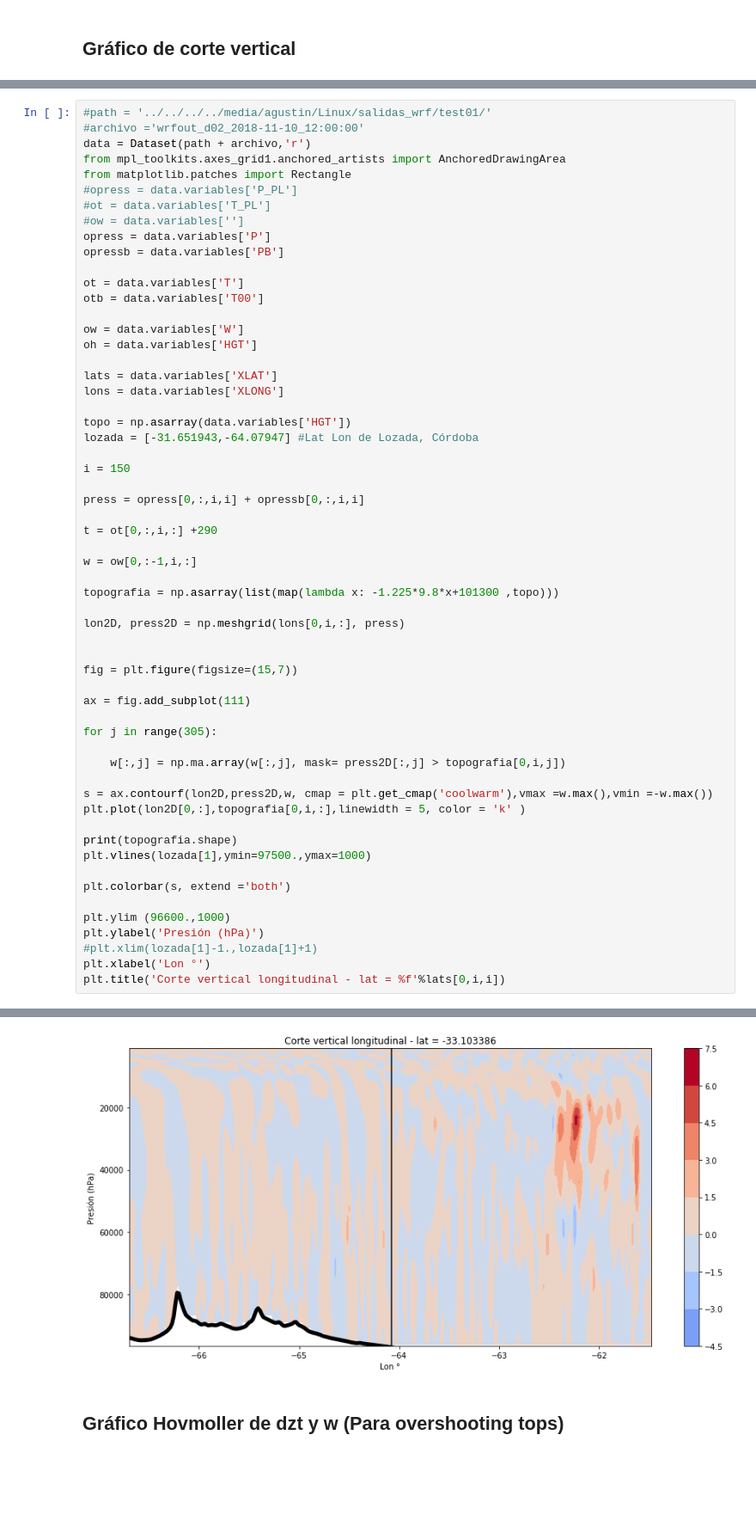
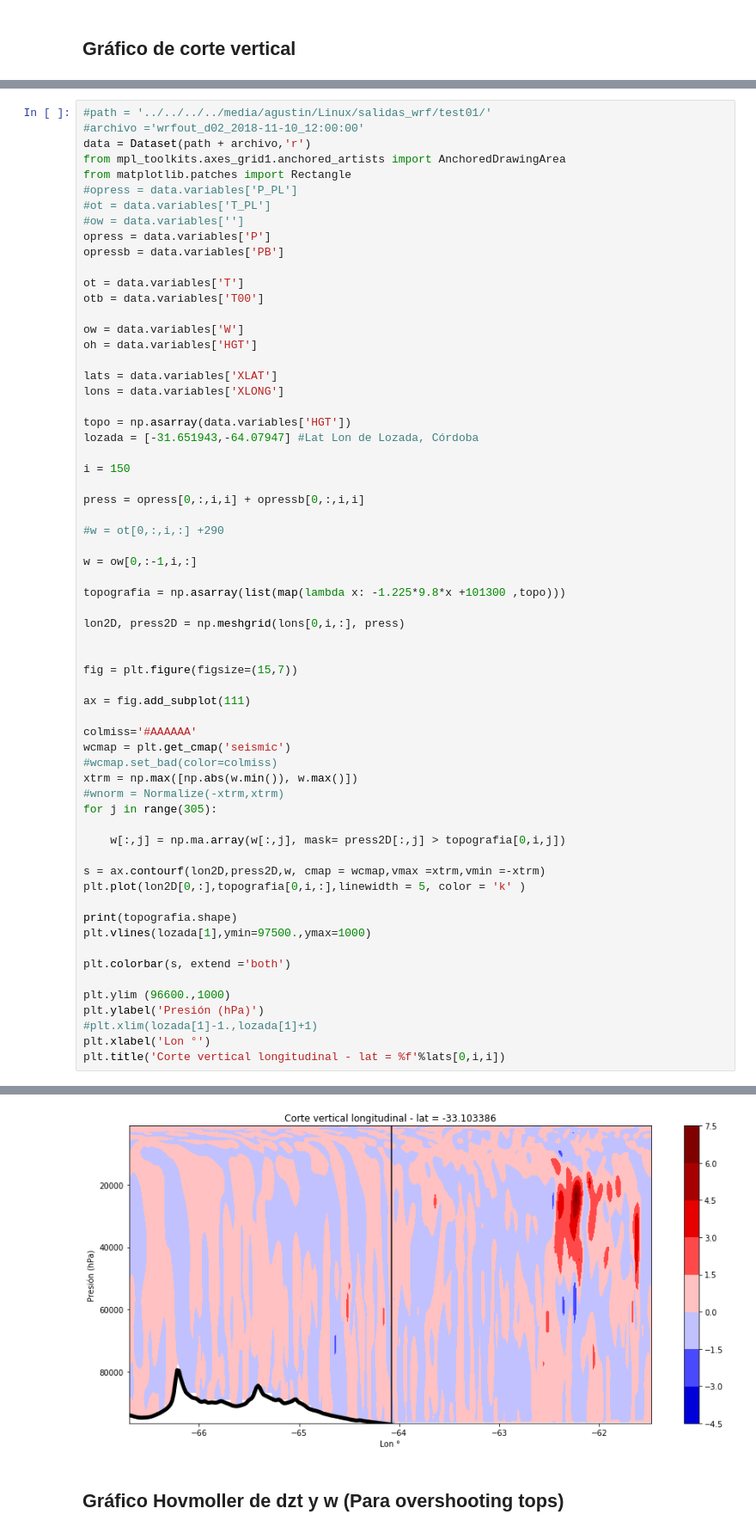
Before and after one commit to agemperador/TESIS, a Jupyter notebook: WRF_SIM.ipynb, the cells around one changed output, grey strips where cells are left out. Shown at 86% size. Drawn from its saved outputs; the diff is of its cells as text; blank space fills up the shorter version.

```diff
--- a/WRF_SIM.ipynb
+++ b/WRF_SIM.ipynb
@@ -630,40 +1148,45 @@ i = 150
 
 press = opress[0,:,i,i] + opressb[0,:,i,i]
 
-t = ot[0,:,i,:] +290
+#w = ot[0,:,i,:] +290
 
 w = ow[0,:-1,i,:]
 
-topografia = np.asarray(list(map(lambda x: -1.225*9.8*x+101300 ,topo)))
+topografia = np.asarray(list(map(lambda x: -1.225*9.8*x +101300 ,topo)))
 
 lon2D, press2D = np.meshgrid(lons[0,i,:], press)
 
 
 fig = plt.figure(figsize=(15,7))
 
 ax = fig.add_subplot(111)
 
+colmiss='#AAAAAA'
+wcmap = plt.get_cmap('seismic')
+#wcmap.set_bad(color=colmiss)
+xtrm = np.max([np.abs(w.min()), w.max()])
+#wnorm = Normalize(-xtrm,xtrm)
 for j in range(305):
 
     w[:,j] = np.ma.array(w[:,j], mask= press2D[:,j] > topografia[0,i,j])
 
-s = ax.contourf(lon2D,press2D,w, cmap = plt.get_cmap('coolwarm'),vmax =w.max(),vmin =-w.max())
+s = ax.contourf(lon2D,press2D,w, cmap = wcmap,vmax =xtrm,vmin =-xtrm)
 plt.plot(lon2D[0,:],topografia[0,i,:],linewidth = 5, color = 'k' )
 
 print(topografia.shape)
 plt.vlines(lozada[1],ymin=97500.,ymax=1000)
 
 plt.colorbar(s, extend ='both')
 
 plt.ylim (96600.,1000)
 plt.ylabel('Presión (hPa)')
 #plt.xlim(lozada[1]-1.,lozada[1]+1)
 plt.xlabel('Lon °')
 plt.title('Corte vertical longitudinal - lat = %f'%lats[0,i,i])
 # %% [output]
 (1, 305, 305)
 Text(0.5, 1.0, 'Corte vertical longitudinal - lat = -33.103386')
-[figure, old version]
+[figure, new version]
 # %% [markdown]
 ## Gráfico Hovmoller de dzt y w (Para overshooting tops)
 # %%
```
Also changed, not shown: parts of 24 cells of this notebook, 1 other file.
